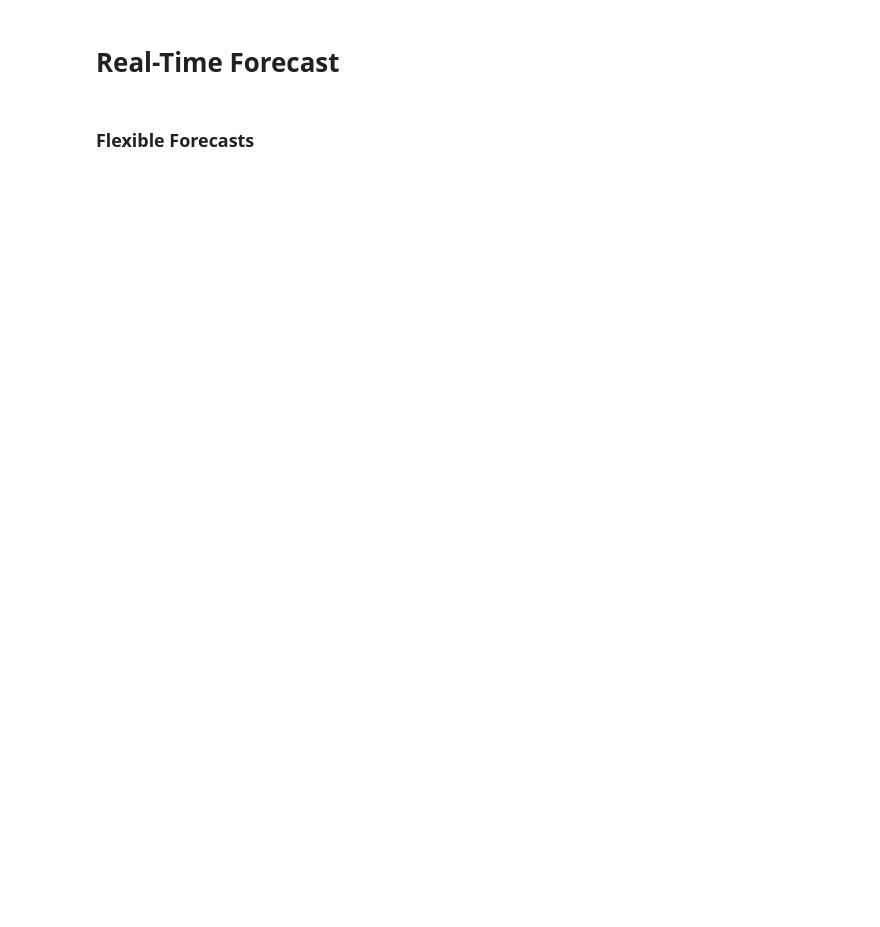
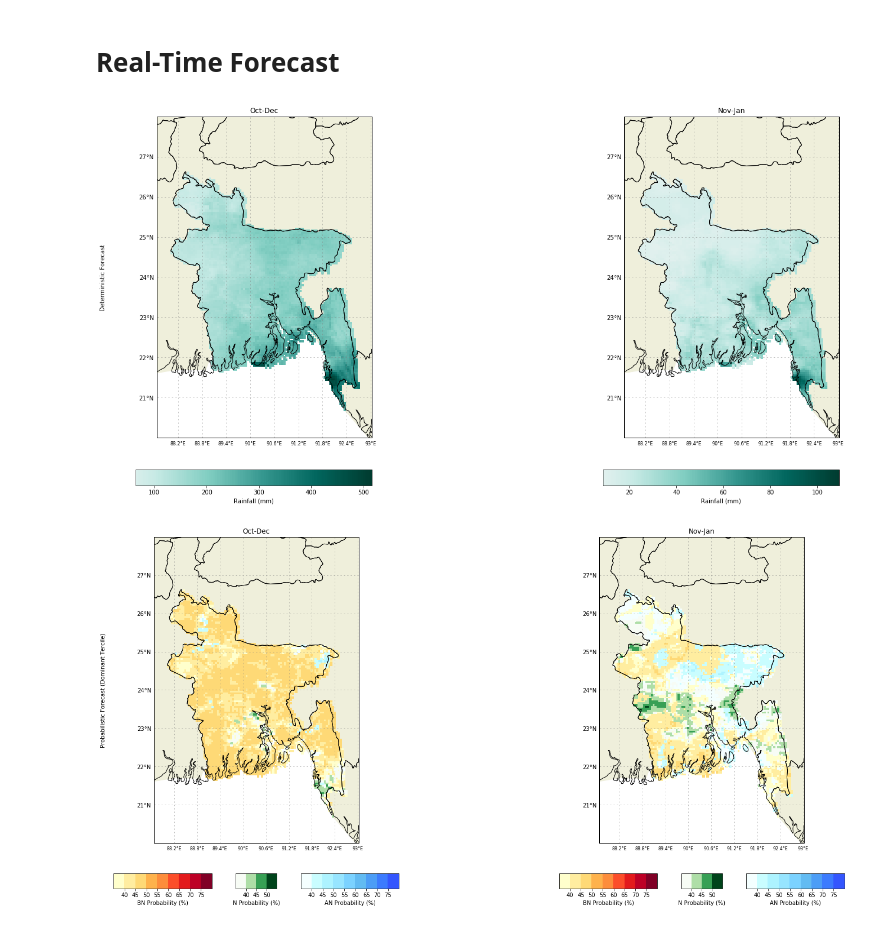
Before and after one commit to nachiketaacharya/PyCPT_Seasonal, a Jupyter notebook: pycpt_seasonal.ipynb, the cells around one changed output. Cells and saved outputs as stored; diff of their text form; code cells hidden in the pictures; blank space fills up the shorter version.

```diff
--- a/pycpt_seasonal.ipynb
+++ b/pycpt_seasonal.ipynb
@@ -385,11 +232,8 @@ for ime in met:
 # %% [markdown]
 # Real-Time Forecast
 # %%
-print("New folder:")
-if platform.system() == 'Windows':
-    %cd $workdir\output
-else:
-    %cd $workdir/output
-
-plt_ng_deterministic(models, PREDICTAND, wlo2,elo2,sla2,nla2, fprefix, mpref, monss, mon, fyr)
-plt_ng_probabilistic(models, PREDICTAND, wlo2,elo2,sla2,nla2, fprefix, mpref, monss, mon, fyr)
+plt_ng_deterministic(['NextGen'], PREDICTAND, wlo2,elo2,sla2,nla2, fprefix, mpref, tgts, mons, fyr)
+plt_ng_probabilistic(['NextGen'], PREDICTAND, wlo2,elo2,sla2,nla2, fprefix, mpref, tgts, mons, fyr)
+# %% [output]
+[figure, added]
+[figure, added]
@@ -403,2 +239,0 @@ ensemblefiles(modelo,work)
-# %% [markdown]
-### Flexible Forecasts
```
Also changed, not shown: parts of 21 cells of this notebook, 1 other file.
